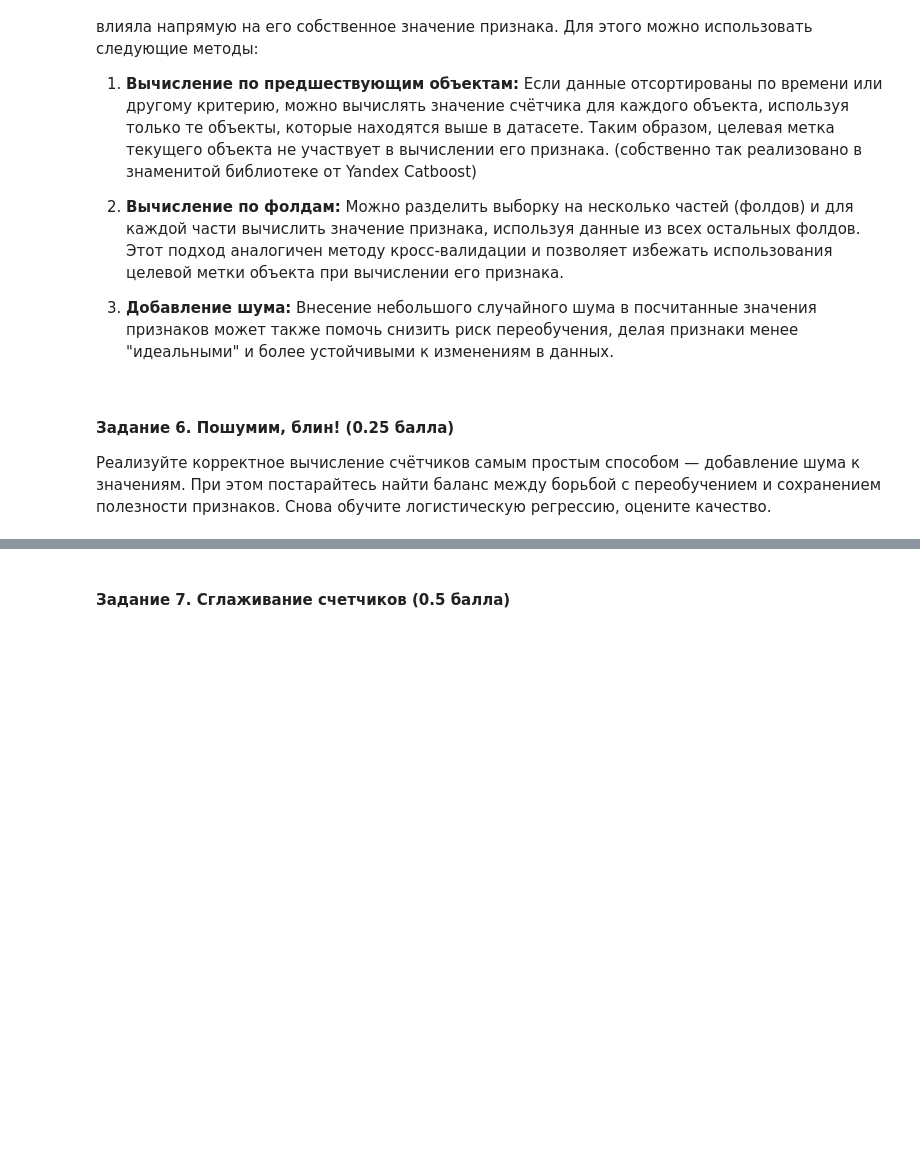
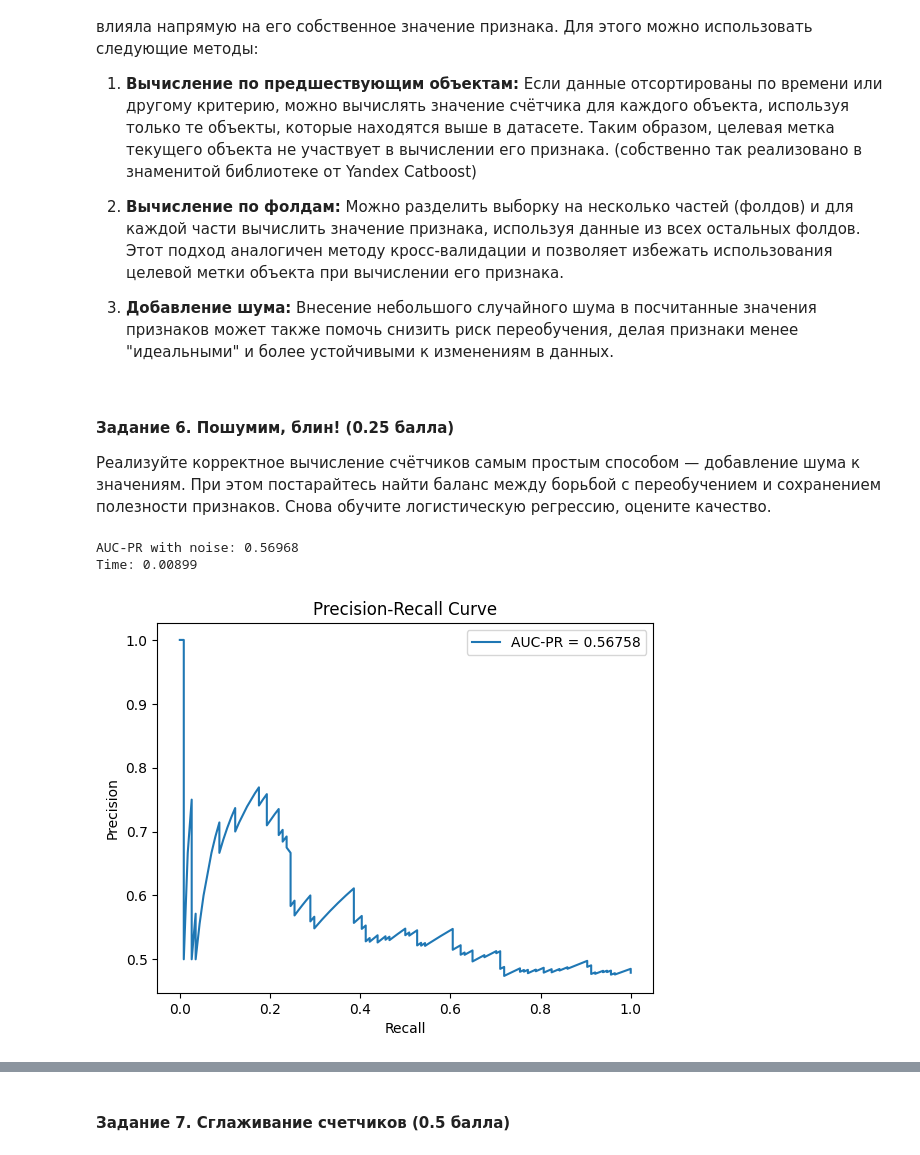
Before and after one commit to MidnightShad0w/LinearClassificationLab5, a Jupyter notebook: Копия_блокнота__ML_MAI_Linear_classification_LAB_5_ipynb_1.ipynb, the cells around one changed output, grey strips where cells are left out. Saved outputs shown, nothing was run; the diff lists cells and outputs as text; code cells hidden in the pictures; blank space fills up the shorter version.

```diff
--- a/Копия_блокнота__ML_MAI_Linear_classification_LAB_5_ipynb_1.ipynb
+++ b/Копия_блокнота__ML_MAI_Linear_classification_LAB_5_ipynb_1.ipynb
@@ -798,0 +801,51 @@ Time mean-target: 0.01100
+# %%
+#╰( ͡☉ ͜ʖ ͡☉ )つ──☆*:・ﾟ   ฅ^•ﻌ•^ฅ   ʕ•ᴥ•ʔ
+
+start_time = time.time()
+
+X_train_encoded = X_train.copy()
+X_test_encoded = X_test.copy()
+
+noise_level = 0.01
+
+# циклом по каждому признаку
+for col in X_train.columns:
+    # среднее значение для каждого
+    category_target_mean = y_train.groupby(X_train[col]).mean()
+
+    # добавление шума к средним значениям
+    category_target_mean_noisy = category_target_mean + np.random.normal(0, noise_level, size=category_target_mean.shape)
+
+    # замена категории на среднее значение
+    X_train_encoded[col] = X_train[col].map(category_target_mean_noisy)
+
+    # для тестовой выборки - те же значения
+    X_test_encoded[col] = X_test[col].map(category_target_mean_noisy)
+
+
+logreg = LogisticRegression(max_iter=10000, random_state=777)
+logreg.fit(X_train_encoded, y_train)
+
+end_time = time.time()
+
+y_pred_proba_counter_noisy = logreg.predict_proba(X_test_encoded)[:, 1]
+
+auc_pr_noisy = average_precision_score(y_test, y_pred_proba_counter_noisy)
+
+time_mt_noisy = end_time - start_time
+print(f"AUC-PR with noise: {auc_pr_noisy:.5f}")
+print(f"Time: {time_mt_noisy:.5f}")
+
+precision, recall, _ = precision_recall_curve(y_test, y_pred_proba_counter_noisy)
+
+plt.figure()
+plt.plot(recall, precision, label=f'AUC-PR = {auc_pr:.5f}')
+plt.xlabel('Recall')
+plt.ylabel('Precision')
+plt.title('Precision-Recall Curve')
+plt.legend()
+plt.show()
+# %% [output]
+AUC-PR with noise: 0.56968
+Time: 0.00899
+[figure, added]
```
Also changed, not shown: parts of 48 cells of this notebook, 1 other file.
